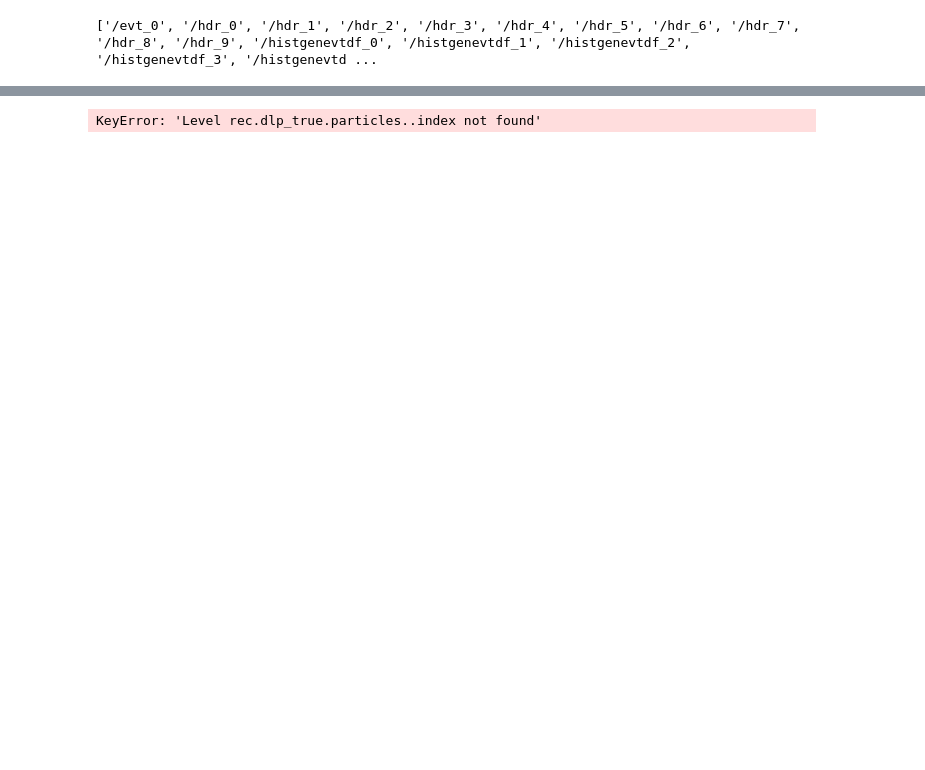
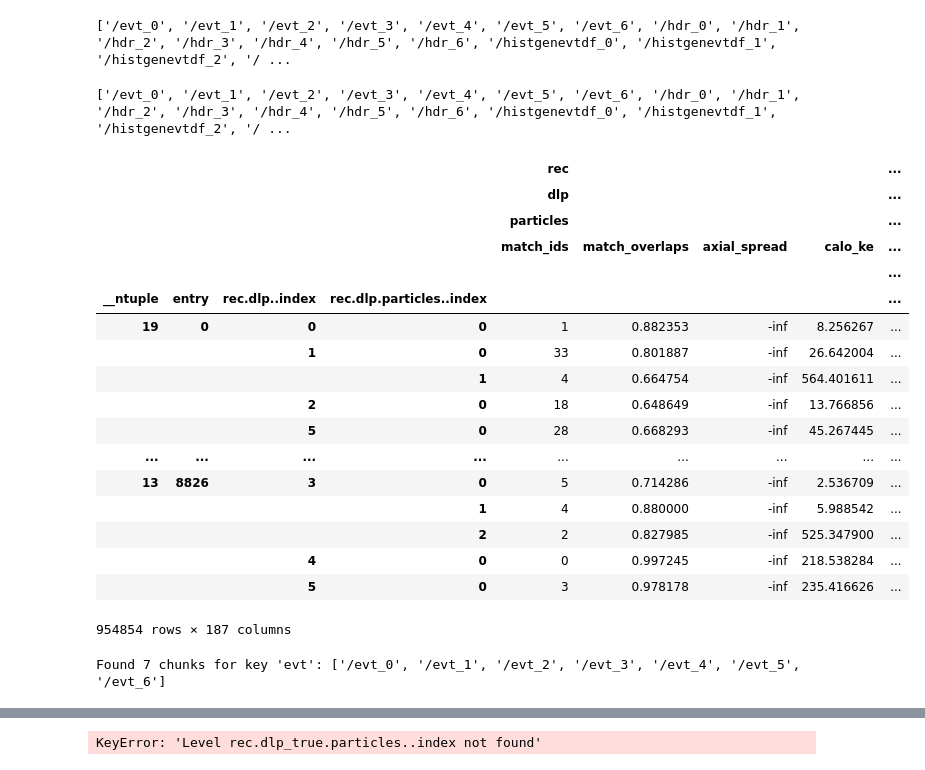
Before and after one commit to carriganm95/cafpyana, a Jupyter notebook: analysis_village/nueNp0Pi/notebooks/test.ipynb, the cells around one changed output, grey strips where cells are left out. Drawn from its saved outputs; the diff is of its cells as text; code cells hidden in the pictures; blank space fills up the shorter version.

```diff
--- a/analysis_village/nueNp0Pi/notebooks/test.ipynb
+++ b/analysis_village/nueNp0Pi/notebooks/test.ipynb
@@ -21,9 +21,47 @@ def broadcast_to_particles(interaction_mask, df):
     s.index = df.index
     return s
 # %%
-with pd.HDFStore('/exp/sbnd/app/users/micarrig/nueCCNp/cafpyana/test.df') as store:
+with pd.HDFStore('/nashome/m/micarrig/sbnd/nueCCNp/cafpyana/test.df') as store:
     print(store.keys())
 # %% [output]
-['/evt_0', '/hdr_0', '/hdr_1', '/hdr_2', '/hdr_3', '/hdr_4', '/hdr_5', '/hdr_6', '/hdr_7', '/hdr_8', '/hdr_9', '/histgenevtdf_0', '/histgenevtdf_1', '/histgenevtdf_2', '/histgenevtdf_3', '/histgenevtd ...
+['/evt_0', '/evt_1', '/evt_2', '/evt_3', '/evt_4', '/evt_5', '/evt_6', '/hdr_0', '/hdr_1', '/hdr_2', '/hdr_3', '/hdr_4', '/hdr_5', '/hdr_6', '/histgenevtdf_0', '/histgenevtdf_1', '/histgenevtdf_2', '/ ...
+# %%
+hdf_path = '/nashome/m/micarrig/sbnd/nueCCNp/cafpyana/test.df'
+
+trks = pd.read_hdf(hdf_path, key='trk_0')
+
+with pd.HDFStore(hdf_path, mode='r') as store:
+    print(store.keys())
+# %% [output]
+['/evt_0', '/evt_1', '/evt_2', '/evt_3', '/evt_4', '/evt_5', '/evt_6', '/hdr_0', '/hdr_1', '/hdr_2', '/hdr_3', '/hdr_4', '/hdr_5', '/hdr_6', '/histgenevtdf_0', '/histgenevtdf_1', '/histgenevtdf_2', '/ ...
+# %%
+trks
+# %% [output]
+|  |  |  |  | rec |  |  |  | ... |
+|  |  |  |  | dlp |  |  |  | ... |
+|  |  |  |  | particles |  |  |  | ... |
+|  |  |  |  | match_ids | match_overlaps | axial_spread | calo_ke | ... |
+|  |  |  |  |  |  |  |  | ... |
+| __ntuple | entry | rec.dlp..index | rec.dlp.particles..index |  |  |  |  | ... |
+| 19 | 0 | 0 | 0 | 1 | 0.882353 | -inf | 8.256267 | ... |
+|  |  | 1 | 0 | 33 | 0.801887 | -inf | 26.642004 | ... |
+|  |  |  | 1 | 4 | 0.664754 | -inf | 564.401611 | ... |
+|  |  | 2 | 0 | 18 | 0.648649 | -inf | 13.766856 | ... |
+|  |  | 5 | 0 | 28 | 0.668293 | -inf | 45.267445 | ... |
+| ... | ... | ... | ... | ... | ... | ... | ... | ... |
+| 13 | 8826 | 3 | 0 | 5 | 0.714286 | -inf | 2.536709 | ... |
+|  |  |  | 1 | 4 | 0.880000 | -inf | 5.988542 | ... |
+|  |  |  | 2 | 2 | 0.827985 | -inf | 525.347900 | ... |
+|  |  | 4 | 0 | 0 | 0.997245 | -inf | 218.538284 | ... |
+|  |  | 5 | 0 | 3 | 0.978178 | -inf | 235.416626 | ... |
+954854 rows × 187 columns
 # %%
-df = pd.read_hdf('/exp/sbnd/app/users/micarrig/nueCCNp/cafpyana/test.df', 'nuecc_0')
+hdf_path = '/nashome/m/micarrig/sbnd/nueCCNp/cafpyana/test.df'
+key = 'evt'
+
+with pd.HDFStore(hdf_path, mode='r') as store:
+    chunks = sorted(k for k in store.keys() if k.strip('/').startswith(key))
+    print(f"Found {len(chunks)} chunks for key '{key}': {chunks}")
+    df = pd.concat([store[k] for k in chunks])
+# %% [output]
+Found 7 chunks for key 'evt': ['/evt_0', '/evt_1', '/evt_2', '/evt_3', '/evt_4', '/evt_5', '/evt_6']
```
Also changed, not shown: parts of 15 cells of this notebook, 23 other files.
